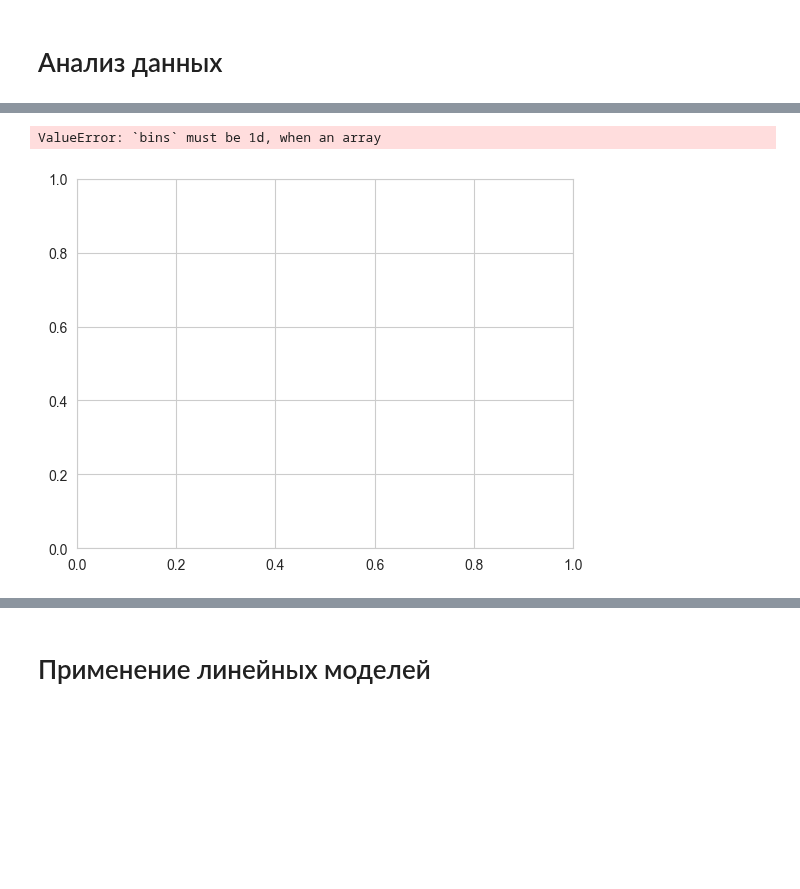
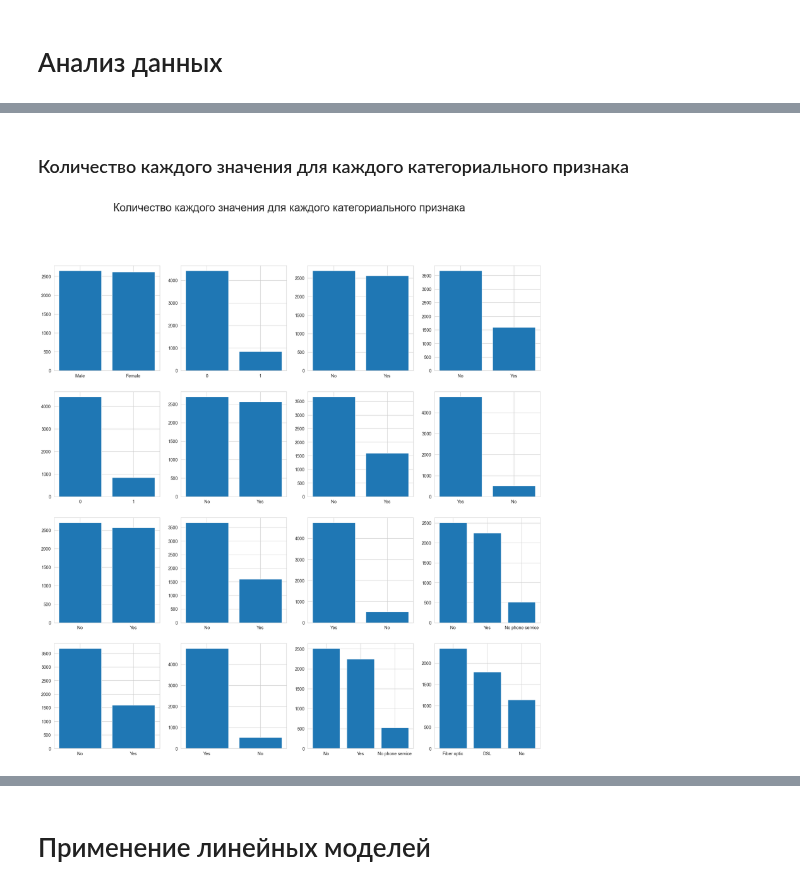
Before and after one commit to kudrmax/machine-learning, a Jupyter notebook: dls/dls-hw/dls-hw3/result.ipynb, the cells around one changed output, grey strips where cells are left out. Drawn from its saved outputs; the diff is of its cells as text; code cells hidden in the pictures; blank space fills up the shorter version.

```diff
--- a/dls/dls-hw/dls-hw3/result.ipynb
+++ b/dls/dls-hw/dls-hw3/result.ipynb
@@ -176,5 +159,14 @@ for i in range(n):
-# %%
-plt.hist([0, 1, 2], data[numerical_columns])
-# %% [output]
-ValueError: `bins` must be 1d, when an array
-[figure, removed]
+# %% [markdown]
+### Количество каждого значения для каждого категориального признака
+# %%
+fig, axes = plt.subplots(4, 4, figsize=(20,20))
+fig.suptitle('Количество каждого значения для каждого категориального признака', size=25)
+
+for i in range(4):
+    for j in range(4):
+        this_data = data[catigorial_columns[i + j]].value_counts()
+        ax = axes[i][j]
+        ax.bar(this_data.index.values, this_data.values)
+        ax.set_xticks(this_data.index.values)
+# %% [output]
+[figure, added]
```
Also changed, not shown: parts of 12 cells of this notebook.
